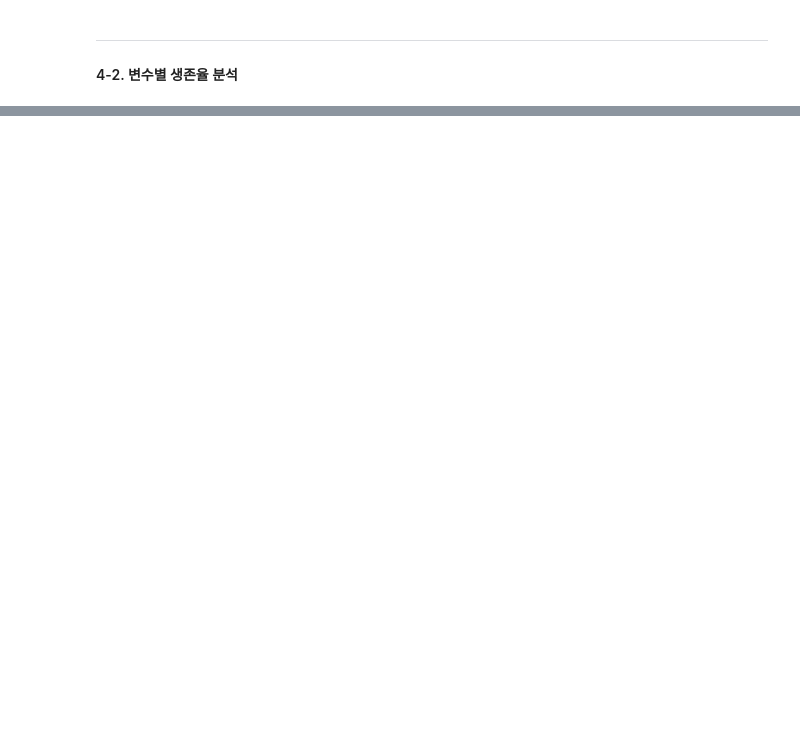
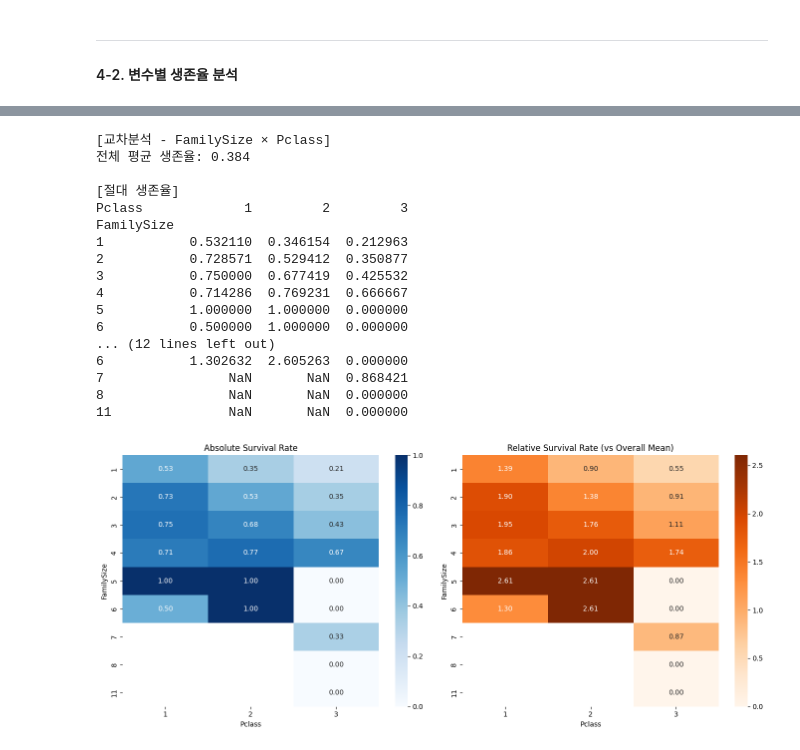
Before and after one commit to JyoARa/Machine-Learning, a Jupyter notebook: Project/Titanic/Titianic_DataAnalysis.ipynb, the cells around one changed output, grey strips where cells are left out. Saved outputs shown, nothing was run; the diff lists cells and outputs as text; code cells hidden in the pictures; blank space fills up the shorter version.

```diff
--- a/Project/Titanic/Titianic_DataAnalysis.ipynb
+++ b/Project/Titanic/Titianic_DataAnalysis.ipynb
@@ -797,0 +965,64 @@ plt.show()
+# %%
+import seaborn as sns
+import matplotlib.pyplot as plt
+
+print("[교차분석 - FamilySize × Pclass]")
+
+# 전체 평균 생존율
+overall_survival = df_prep["Survived"].mean()
+print(f"전체 평균 생존율: {overall_survival:.3f}")
+
+# 절대 생존율 교차표
+cross_table = df_prep.pivot_table(
+    index="FamilySize",
+    columns="Pclass",
+    values="Survived",
+    aggfunc="mean",
+    observed=True
+)
+
+# 상대적 생존율 교차표
+relative_table = cross_table / overall_survival
+
+print("\n[절대 생존율]")
+print(cross_table)
+
+print("\n[상대적 생존율] (전체 평균=1.0 기준)")
+print(relative_table)
+
+# 플롯 2개 가로 배치
+fig, axes = plt.subplots(1, 2, figsize=(14, 6))
+
+# 절대 생존율 Heatmap
+sns.heatmap(cross_table, annot=True, fmt=".2f", cmap="Blues", ax=axes[0])
+axes[0].set_title("Absolute Survival Rate")
+axes[0].set_ylabel("FamilySize")
+axes[0].set_xlabel("Pclass")
+
+# 상대적 생존율 Heatmap
+sns.heatmap(relative_table, annot=True, fmt=".2f", cmap="Oranges", ax=axes[1])
+axes[1].set_title("Relative Survival Rate (vs Overall Mean)")
+axes[1].set_ylabel("FamilySize")
+axes[1].set_xlabel("Pclass")
+
+plt.tight_layout()
+plt.show()
+# %% [output]
+[교차분석 - FamilySize × Pclass]
+전체 평균 생존율: 0.384
+
+[절대 생존율]
+Pclass             1         2         3
+FamilySize
+1           0.532110  0.346154  0.212963
+2           0.728571  0.529412  0.350877
+3           0.750000  0.677419  0.425532
+4           0.714286  0.769231  0.666667
+5           1.000000  1.000000  0.000000
+6           0.500000  1.000000  0.000000
+... (12 lines left out)
+6           1.302632  2.605263  0.000000
+7                NaN       NaN  0.868421
+8                NaN       NaN  0.000000
+11               NaN       NaN  0.000000
+[figure, added]
```
Also changed, not shown: parts of 13 cells of this notebook, 1 other file.
